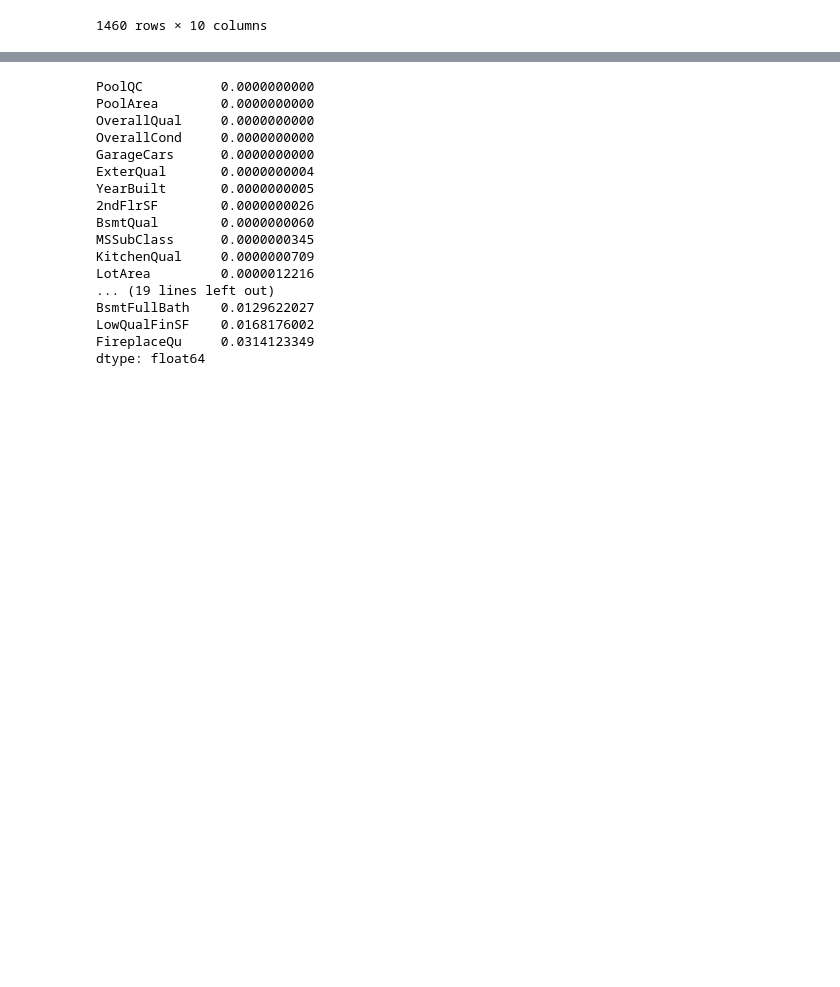
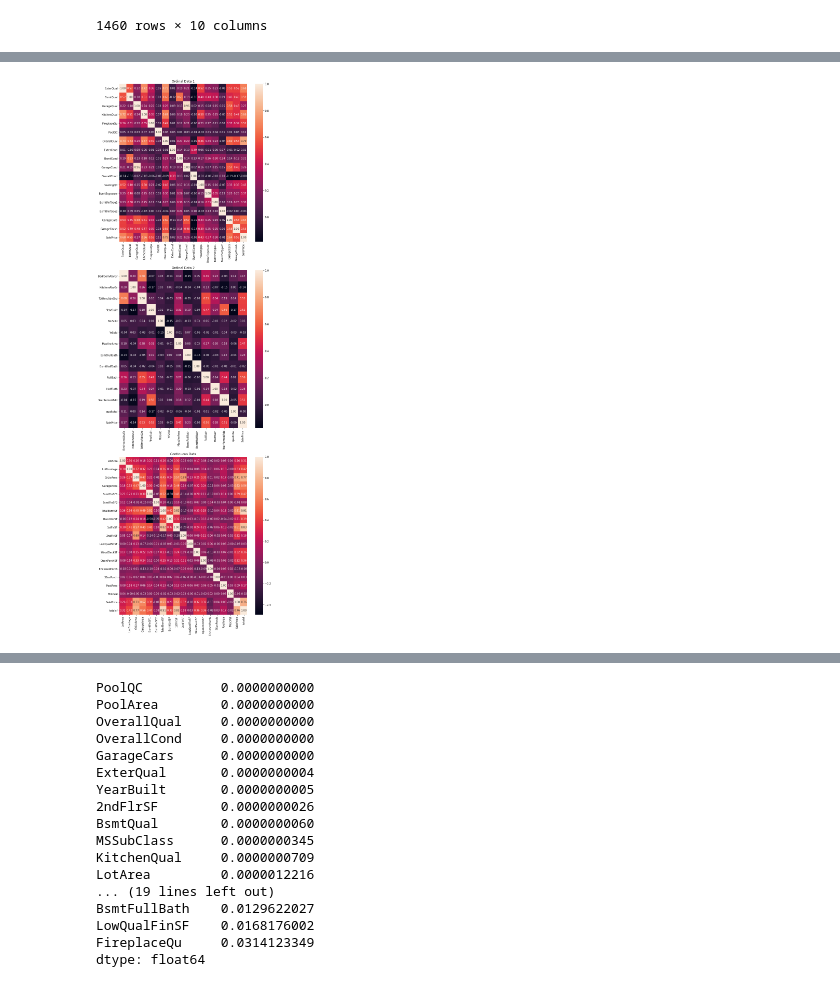
Before and after one commit to MilesJoseph/Boston_Housing, a Jupyter notebook: Data_Exploration.ipynb, the cells around one changed output, grey strips where cells are left out. Drawn from its saved outputs; the diff is of its cells as text; code cells hidden in the pictures; blank space fills up the shorter version.

```diff
--- a/Data_Exploration.ipynb
+++ b/Data_Exploration.ipynb
@@ -519,0 +610,20 @@ data[qual_vars]
+# %%
+data.BsmtExposure = data.BsmtExposure.map(BsmtExposure_map)
+data.BsmtFinType1 = data.BsmtFinType1.map(BsmtFinType1_map)
+data.BsmtFinType2 = data.BsmtFinType2.map(BsmtFinType2_map)
+data.GarageFinish = data.GarageFinish.map(GarageFinish_map)
+data.Functional   = data.Functional.map(Functional_map)
+data.Utilities    = data.Utilities.map(Utilities_map)
+data.CentralAir   = data.CentralAir.map(CentralAir_map)
+data.LotShape     = data.LotShape.map(LotShape_map)
+data.HouseStyle   = data.HouseStyle.map(HouseStyle_map)
+
+test.BsmtExposure = test.BsmtExposure.map(BsmtExposure_map)
+test.BsmtFinType1 = test.BsmtFinType1.map(BsmtFinType1_map)
+test.BsmtFinType2 = test.BsmtFinType2.map(BsmtFinType2_map)
+test.GarageFinish = test.GarageFinish.map(GarageFinish_map)
+test.Functional   = test.Functional.map(Functional_map)
+test.Utilities    = test.Utilities.map(Utilities_map)
+test.CentralAir   = test.CentralAir.map(CentralAir_map)
+test.LotShape     = test.LotShape.map(LotShape_map)
+test.HouseStyle   = test.HouseStyle.map(HouseStyle_map)
@@ -519,0 +646,27 @@ data[qual_vars]
+# %%
+#Of course we have to consider the relationships with our predictor variables and
+#response variable.
+
+#We can look at correlation.
+data[ord1] = data[ord1].apply(pd.to_numeric)
+
+#was having a problem with correlaiton, so just helping it out here. Turning categorical
+#variables to numeric.
+# %%
+fig, axes = plt.subplots(3, 1, figsize=(10,30))
+
+
+ord1 = exp_ordinal[:17] + ['SalePrice']
+ord2 = exp_ordinal[17:] + ['SalePrice']
+
+corr0 = data[ord1].corr(method='pearson')
+corr2 = data[ord2].corr(method='pearson')
+
+sns.heatmap(corr0, annot=True, ax=axes[0], fmt='0.2f').set_title('Ordinal Data 1')
+sns.heatmap(corr2, annot=True, ax=axes[1], fmt='0.2f').set_title('Ordinal Data 2')
+sns.heatmap(corr3, annot=True, ax=axes[2], fmt='0.2f').set_title('Continuous Data')
+
+plt.tight_layout()
+plt.show()
+# %% [output]
+[figure, added]
```
Also changed, not shown: parts of 11 cells of this notebook.
